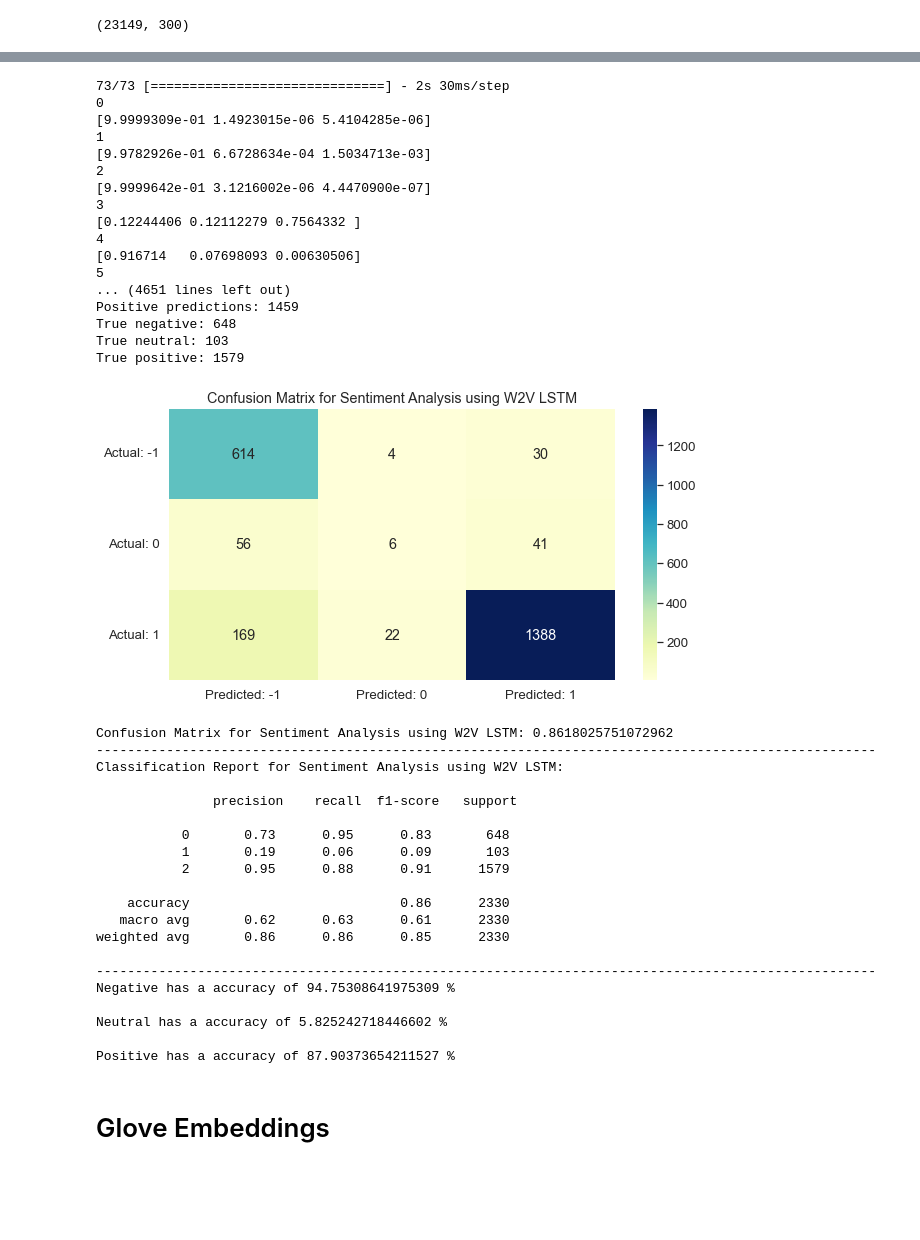
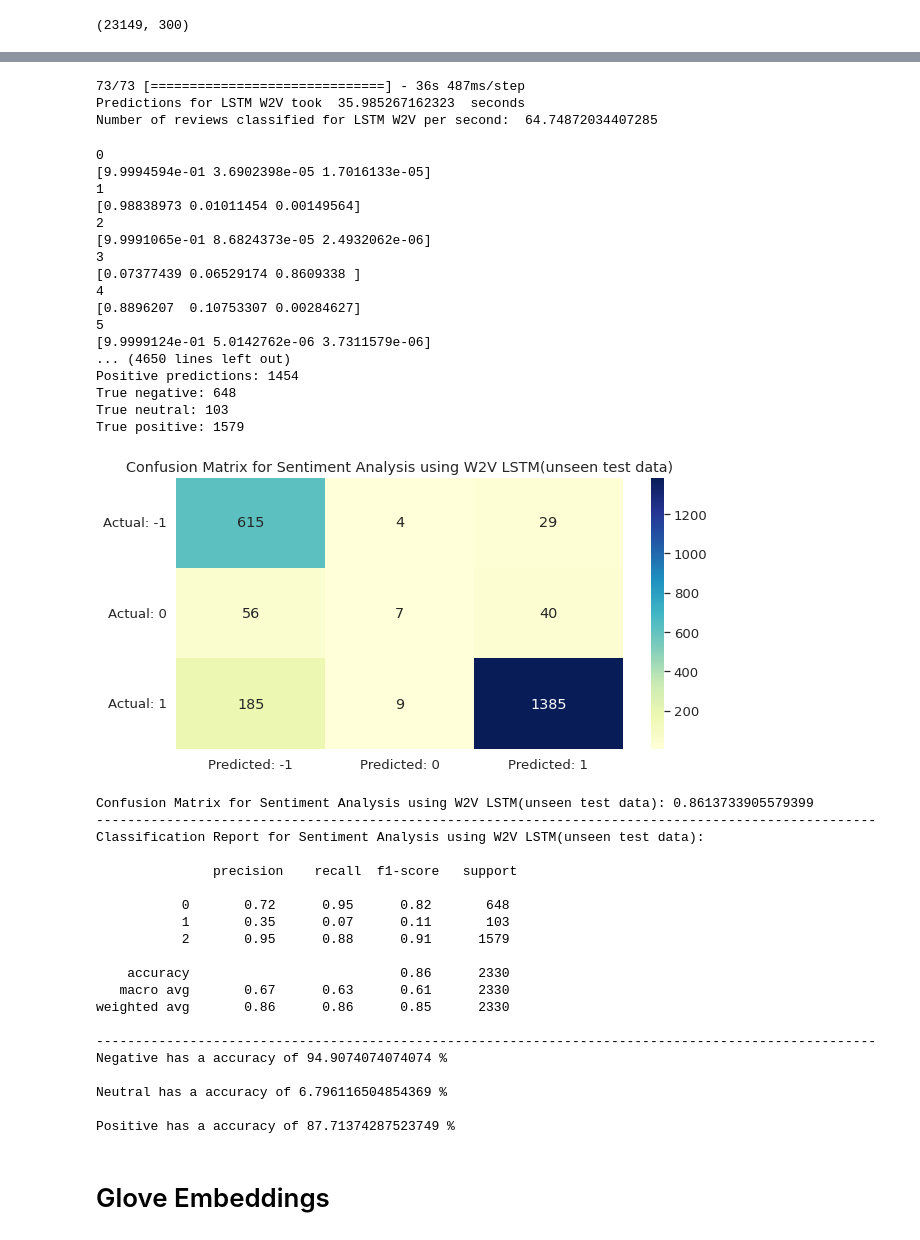
Before and after one commit to GxTeo/CZ-CE4045_NLP_Group_12, a Jupyter notebook: classification_GX.ipynb, the cells around one changed output, grey strips where cells are left out. Cells and saved outputs as stored; diff of their text form; code cells hidden in the pictures; blank space fills up the shorter version.

```diff
--- a/classification_GX.ipynb
+++ b/classification_GX.ipynb
@@ -162,5 +216,5 @@ test_df = pd.concat(df_list,ignore_index=True)
 # %%
-test_df.drop(columns = ['Unnamed: 0.1', 'Unnamed: 0', 'Unnamed: 0.2'], inplace = True)
+test_df.drop(columns = ['Unnamed: 0.1', 'Unnamed: 0'], inplace = True)
 test_df
 # %% [output]
 |  | productAsin | ratingScore | reviewTitle | reviewReaction | reviewDescription | isVerified | category | ... |
@@ -1043,7 +1212,7 @@ def model_architecture(emb_layer):
     LSTM_model = Sequential()
     LSTM_model.add(emb_layer)
     LSTM_model.add(Dropout(0.5))
-    LSTM_model.add(CuDNNLSTM(100))
+    LSTM_model.add(LSTM(100, dropout=0.2, recurrent_dropout=0.2))
     LSTM_model.add(Dense(3, activation='softmax'))
     LSTM_model.compile(optimizer='adam',loss='categorical_crossentropy', metrics=['accuracy'])
 
@@ -1148,50 +1317,63 @@ Epoch 8/10
+# %%
+unseen_lstm_Y_test = pd.get_dummies(unseen_Y_test)
+sequences_test = tokenizer.texts_to_sequences(unseen_X_test)
+unseen_X_test = pad_sequences(sequences_test, maxlen=1000)
+
+length = unseen_X_test.shape[0]
+
+start_time=time.time()
+pred = w2v_lstm_model.predict(unseen_X_test)
+time_taken = time.time()-start_time
+classified_per_sec = length/time_taken
+print("Predictions for LSTM W2V took ", time_taken, " seconds")
+print("Number of reviews classified for LSTM W2V per second: ", classified_per_sec)
+lstm_w2v_time_list = ["LSTM W2V",time_taken, classified_per_sec]
+# %% [output]
+73/73 [==============================] - 36s 487ms/step
+Predictions for LSTM W2V took  35.985267162323  seconds
+Number of reviews classified for LSTM W2V per second:  64.74872034407285
 # %%
-unseen_lstm_Y_test = pd.get_dummies(unseen_Y_test)
-sequences_test = tokenizer.texts_to_sequences(unseen_X_test)
-unseen_X_test = pad_sequences(sequences_test, maxlen=1000)
-pred = w2v_lstm_model.predict(unseen_X_test)
-
 y_true, y_pred = get_true_pred(pred, unseen_lstm_Y_test.values)
-plot_confusion_matrix(y_true, y_pred, "W2V LSTM")
+plot_confusion_matrix(y_true, y_pred, "W2V LSTM(unseen test data)")
 # %% [output]
-73/73 [==============================] - 2s 30ms/step
 0
-[9.9999309e-01 1.4923015e-06 5.4104285e-06]
+[9.9994594e-01 3.6902398e-05 1.7016133e-05]
 1
-[9.9782926e-01 6.6728634e-04 1.5034713e-03]
+[0.98838973 0.01011454 0.00149564]
 2
-[9.9999642e-01 3.1216002e-06 4.4470900e-07]
+[9.9991065e-01 8.6824373e-05 2.4932062e-06]
 3
-[0.12244406 0.12112279 0.7564332 ]
+[0.07377439 0.06529174 0.8609338 ]
 4
-[0.916714   0.07698093 0.00630506]
+[0.8896207  0.10753307 0.00284627]
 5
-... (4651 lines left out)
-Positive predictions: 1459
+[9.9999124e-01 5.0142762e-06 3.7311579e-06]
+... (4650 lines left out)
+Positive predictions: 1454
 True negative: 648
 True neutral: 103
 True positive: 1579
-[figure, old version]
+[figure, new version]
-Confusion Matrix for Sentiment Analysis using W2V LSTM: 0.8618025751072962
+Confusion Matrix for Sentiment Analysis using W2V LSTM(unseen test data): 0.8613733905579399
 ----------------------------------------------------------------------------------------------------
-Classification Report for Sentiment Analysis using W2V LSTM:
+Classification Report for Sentiment Analysis using W2V LSTM(unseen test data):
 
                precision    recall  f1-score   support
 
-           0       0.73      0.95      0.83       648
-           1       0.19      0.06      0.09       103
+           0       0.72      0.95      0.82       648
+           1       0.35      0.07      0.11       103
            2       0.95      0.88      0.91      1579
 
     accuracy                           0.86      2330
-   macro avg       0.62      0.63      0.61      2330
+   macro avg       0.67      0.63      0.61      2330
 weighted avg       0.86      0.86      0.85      2330
 
 ----------------------------------------------------------------------------------------------------
-Negative has a accuracy of 94.75308641975309 %
+Negative has a accuracy of 94.9074074074074 %
 
-Neutral has a accuracy of 5.825242718446602 %
+Neutral has a accuracy of 6.796116504854369 %
 
-Positive has a accuracy of 87.90373654211527 %
+Positive has a accuracy of 87.71374287523749 %
 # %% [markdown]
 # Glove Embeddings
 # %%
```
Also changed, not shown: parts of 62 cells of this notebook.
